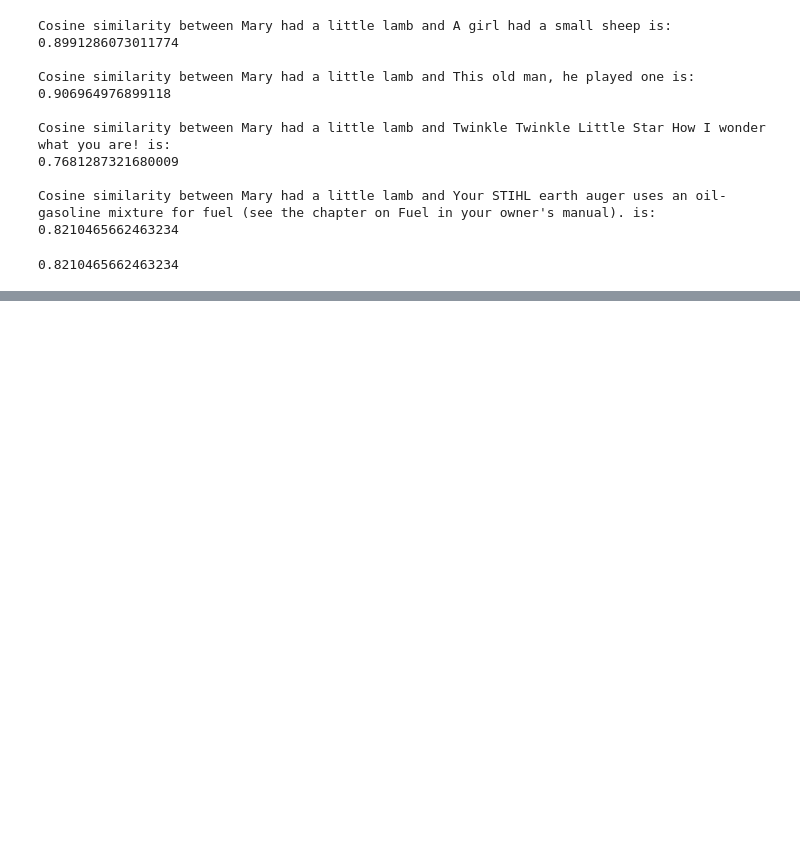
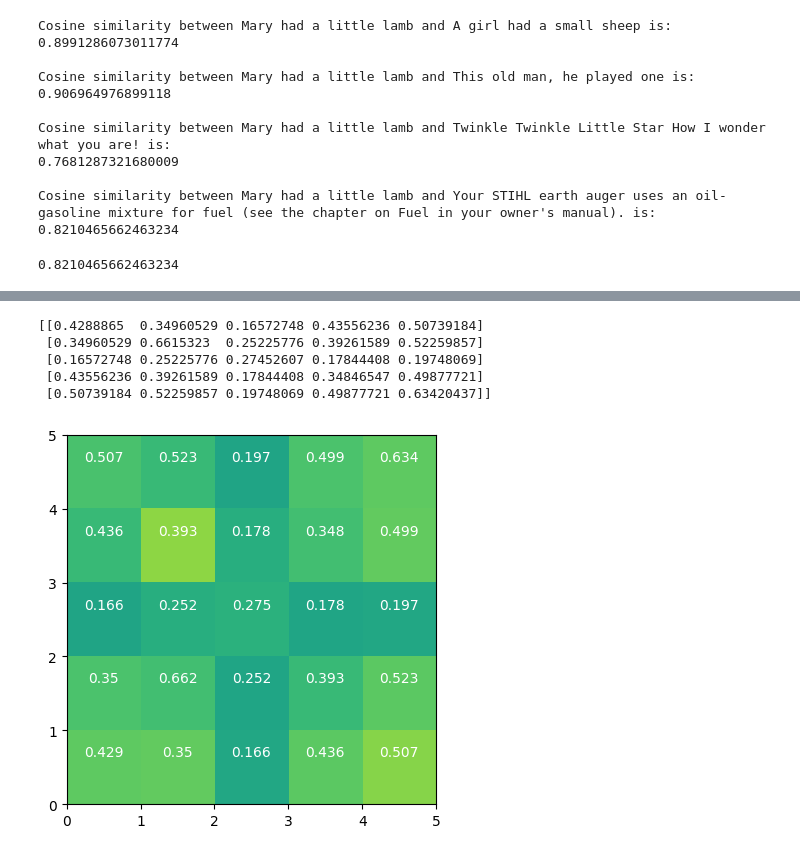
Before and after one commit to Bognanna/LLM-NER-metrics, a Jupyter notebook: notebooks/short_text_embeddings.ipynb, the cells around one changed output, grey strips where cells are left out. Drawn from its saved outputs; the diff is of its cells as text; code cells hidden in the pictures; blank space fills up the shorter version.

Commit message:
Test on CADEC

```diff
--- a/notebooks/short_text_embeddings.ipynb
+++ b/notebooks/short_text_embeddings.ipynb
@@ -148,7 +148,19 @@ def cosine_sim_between_docs(doc1, doc2, embeddings, verbose=False):
 
     v1 = document_to_avg_embedding(doc1, embeddings)
     v2 = document_to_avg_embedding(doc2, embeddings)
+
+    try: any(v1 != v1)
+    except TypeError:
+        if verbose: print(f'Warning cannot find embedding for {doc1}.')
+        return 0.0
+
+    try: any(v2 != v2)
+    except TypeError:
+        if verbose: print(f'Warning cannot find embedding for {doc2}.')
+        return 0.0
+
     cosine_sim = cosine(v1, v2)
+
 
     if verbose:
         print(f'Cosine similarity between {doc1} and {doc2} is:\n{cosine_sim}\n')
@@ -176,0 +191,7 @@ Cosine similarity between Mary had a little lamb and Your STIHL earth auger uses
+# %%
+cadec_grouped = cadec_df.groupby('entity_type')
+cadec_sample = cadec_grouped.sample(n=5, random_state=379).reset_index(drop=True)
+
+type_dict = {'ADR':0, 'Disease':1, 'Drug':2, 'Finding':3, 'Symptom':4}
+cadec_sample.entity_type = cadec_sample.entity_type.map(type_dict)
+cadec_sample.head(10)
@@ -176,0 +210,33 @@ Cosine similarity between Mary had a little lamb and Your STIHL earth auger uses
+# %%
+similarity_matrix = np.zeros((5,5))
+count_matrix = np.zeros((5,5))
+
+for index_i, row_i in cadec_sample.iterrows():
+    for index_j, row_j in cadec_sample.iterrows():
+
+        if index_i != index_j:
+            similarity_matrix[row_i.entity_type][row_j.entity_type] += cosine_sim_between_docs(row_i.text, row_j.text, mapping, verbose=False)
+            count_matrix[row_i.entity_type][row_j.entity_type] += 1
+
+similarity_matrix /= count_matrix
+similarity_matrix = similarity_matrix
+print(similarity_matrix)
+# %% [output]
+[[0.4288865  0.34960529 0.16572748 0.43556236 0.50739184]
+ [0.34960529 0.6615323  0.25225776 0.39261589 0.52259857]
+ [0.16572748 0.25225776 0.27452607 0.17844408 0.19748069]
+ [0.43556236 0.39261589 0.17844408 0.34846547 0.49877721]
+ [0.50739184 0.52259857 0.19748069 0.49877721 0.63420437]]
+# %%
+import matplotlib.pyplot as plt
+
+plt.imshow(similarity_matrix, vmin=-1, vmax=1, extent=[0, 5, 0, 5])
+for i in range(5):
+    for j in range(5):
+        plt.annotate(str(round(similarity_matrix[i][j], 3)),
+                     xy=(j+0.5, i+0.7),
+                     ha='center', va='center', color='white')
+
+plt.show()
+# %% [output]
+[figure, added]
```
Also changed, not shown: parts of 3 cells of this notebook.
